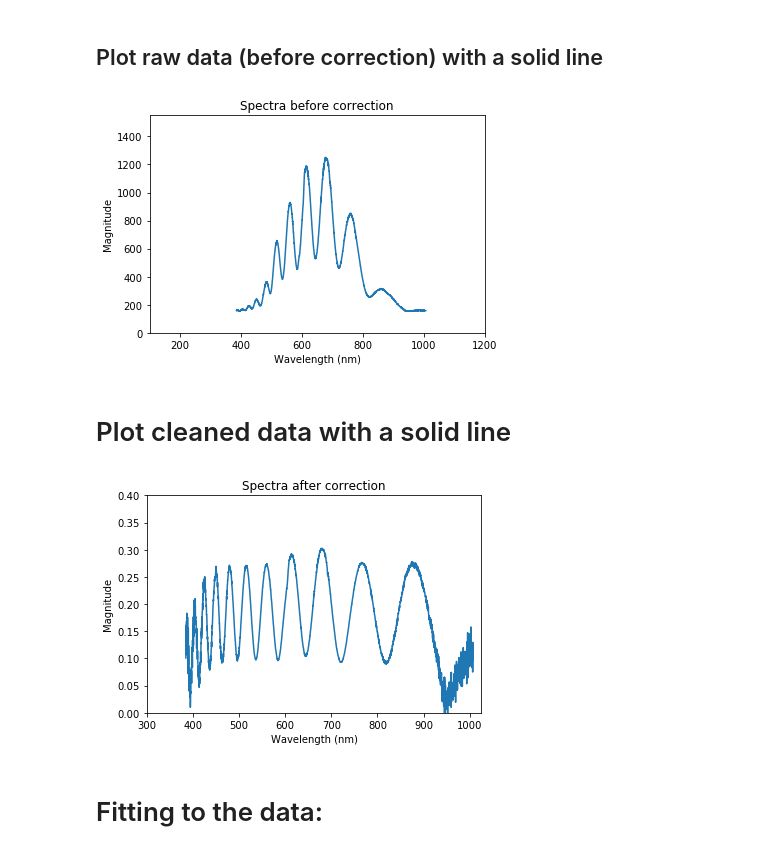
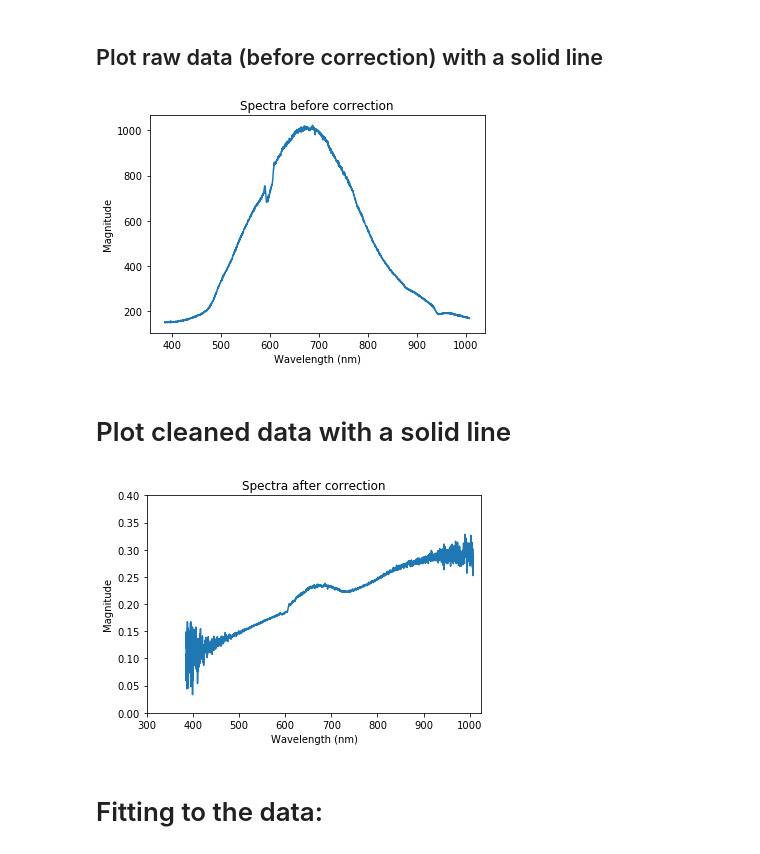
Before and after one commit to ManuelRojasPhysics/Reflectance, a Jupyter notebook: Plotting reflectance data.ipynb, the cells around one changed output. Cells and saved outputs as stored; diff of their text form; code cells hidden in the pictures.

Commit message:
plotting InN

```diff
--- a/Plotting reflectance data.ipynb
+++ b/Plotting reflectance data.ipynb
@@ -16,9 +16,9 @@ import os as os
 # %%
 # variables containing string of filepaths
 # only need to change path here, and change name of output figure
-filepath_data='S095/smaller_image/S095L.txt'
-filepath_blank='S095/BLANK.txt'
-filepath_std='S095/smaller_image/STD.txt'
+filepath_data='S162/S162C.txt'
+filepath_blank='S162/BLANK.txt'
+filepath_std='S162/STD.txt'
 #load in all necessary data, since background and noise data is needed
 data_in = np.genfromtxt(filepath_data, skip_header=6, delimiter='	')
 blankARraw = np.genfromtxt(filepath_blank, skip_header = 6, delimiter = '	')
@@ -67,19 +67,19 @@ final = np.divide(nobackground,std_corrAR, out = np.zeros_like(nobackground), wh
 # %%
 plt.plot(wavel,image, '-');
 
 # Set axis limits
-plt.xlim(100,1200)
-plt.ylim(0,1550);
+#plt.xlim(100,1200)
+#plt.ylim(0,1550);
 
 # Add axis labels
 plt.xlabel('Wavelength (nm)')
 plt.ylabel('Magnitude');
 
 
 # Add title
 plt.title('Spectra before correction');
 # %% [output]
-[figure, old version]
+[figure, new version]
 # %% [markdown]
 # Plot cleaned data with a solid line
 # %%
@@ -99,7 +99,7 @@ plt.ylabel('Magnitude');
 # Add title
 plt.title('Spectra after correction');
 # %% [output]
-[figure, old version]
+[figure, new version]
 # %% [markdown]
 # Fitting to the data:
 # %% [markdown]
```
Also changed, not shown: parts of 1 cell of this notebook, 3 other files.
